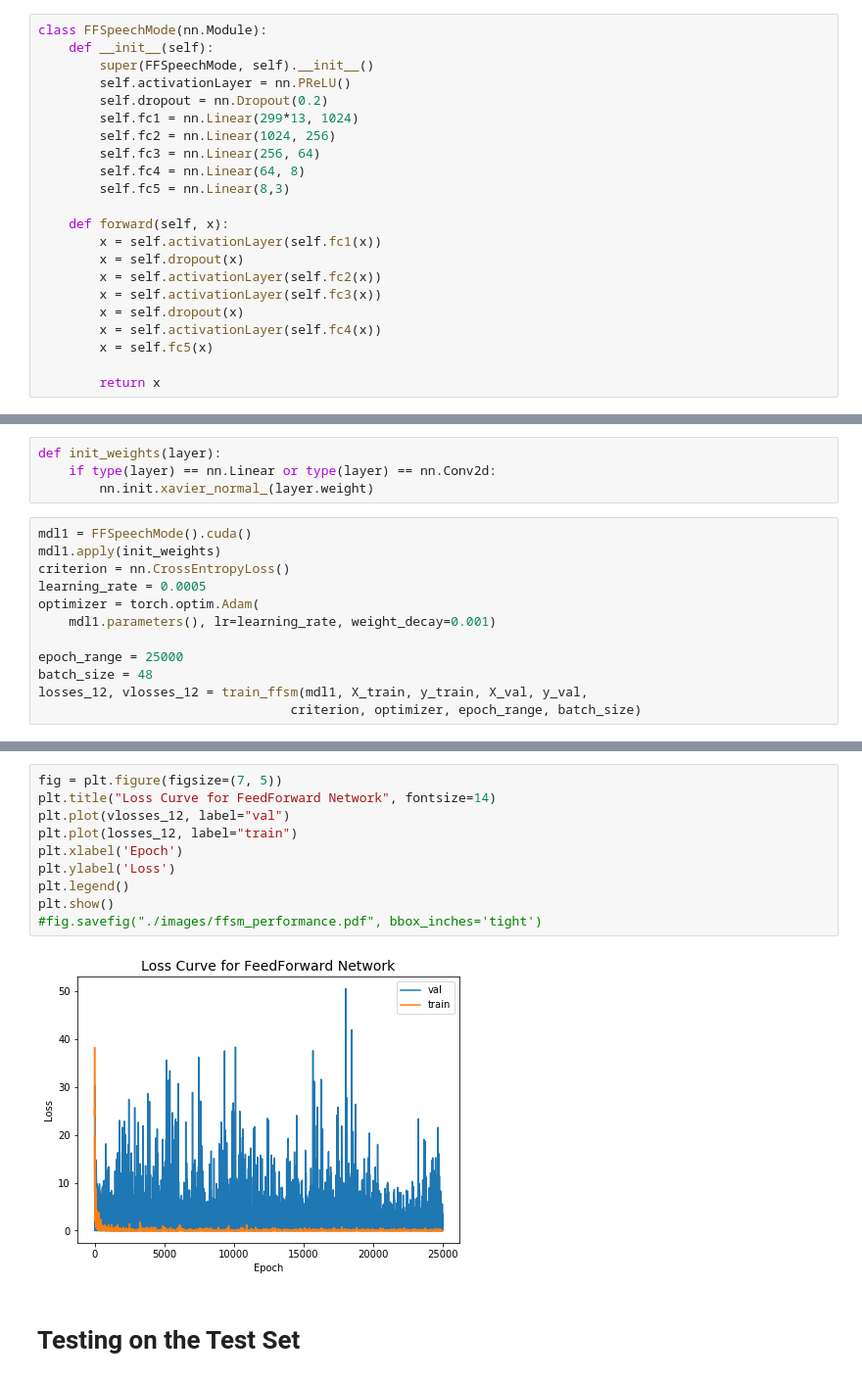
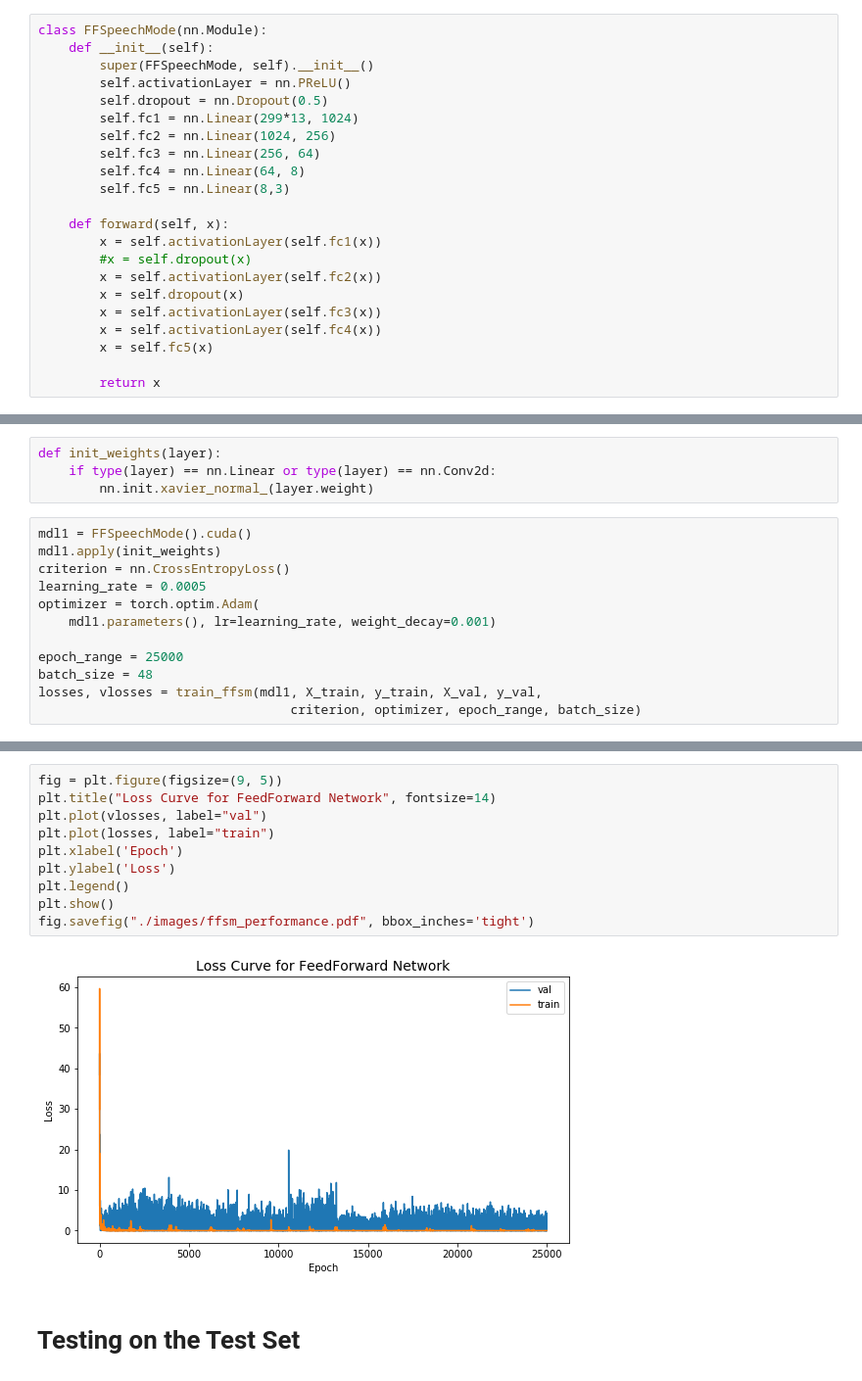
Before and after one commit to psambit9791/SpeechClassify, a Jupyter notebook: Feed Forward Networks.ipynb, the cells around one changed output, grey strips where cells are left out. Shown at 98% size. Drawn from its saved outputs; the diff is of its cells as text.

```diff
--- a/Feed Forward Networks.ipynb
+++ b/Feed Forward Networks.ipynb
@@ -29,7 +29,7 @@ class FFSpeechMode(nn.Module):
     def __init__(self):
         super(FFSpeechMode, self).__init__()
         self.activationLayer = nn.PReLU()
-        self.dropout = nn.Dropout(0.2)
+        self.dropout = nn.Dropout(0.5)
         self.fc1 = nn.Linear(299*13, 1024)
         self.fc2 = nn.Linear(1024, 256)
         self.fc3 = nn.Linear(256, 64)
@@ -38,10 +38,10 @@ class FFSpeechMode(nn.Module):
 
     def forward(self, x):
         x = self.activationLayer(self.fc1(x))
+        #x = self.dropout(x)
+        x = self.activationLayer(self.fc2(x))
         x = self.dropout(x)
-        x = self.activationLayer(self.fc2(x))
         x = self.activationLayer(self.fc3(x))
-        x = self.dropout(x)
         x = self.activationLayer(self.fc4(x))
         x = self.fc5(x)
 
@@ -103,6 +103,6 @@ optimizer = torch.optim.Adam(
 
 epoch_range = 25000
 batch_size = 48
-losses_12, vlosses_12 = train_ffsm(mdl1, X_train, y_train, X_val, y_val,
+losses, vlosses = train_ffsm(mdl1, X_train, y_train, X_val, y_val,
                                  criterion, optimizer, epoch_range, batch_size)
 # %% [output]
@@ -126,15 +126,15 @@ epoch [24900/25000], loss:0.00058188, val:0.17360833
 # %%
-fig = plt.figure(figsize=(7, 5))
+fig = plt.figure(figsize=(9, 5))
 plt.title("Loss Curve for FeedForward Network", fontsize=14)
-plt.plot(vlosses_12, label="val")
-plt.plot(losses_12, label="train")
+plt.plot(vlosses, label="val")
+plt.plot(losses, label="train")
 plt.xlabel('Epoch')
 plt.ylabel('Loss')
 plt.legend()
 plt.show()
-#fig.savefig("./images/ffsm_performance.pdf", bbox_inches='tight')
+fig.savefig("./images/ffsm_performance.pdf", bbox_inches='tight')
 # %% [output]
-[figure, old version]
+[figure, new version]
 # %% [markdown]
 # Testing on the Test Set
 # %%
```
Also changed, not shown: parts of 2 cells of this notebook, 7 other files.
